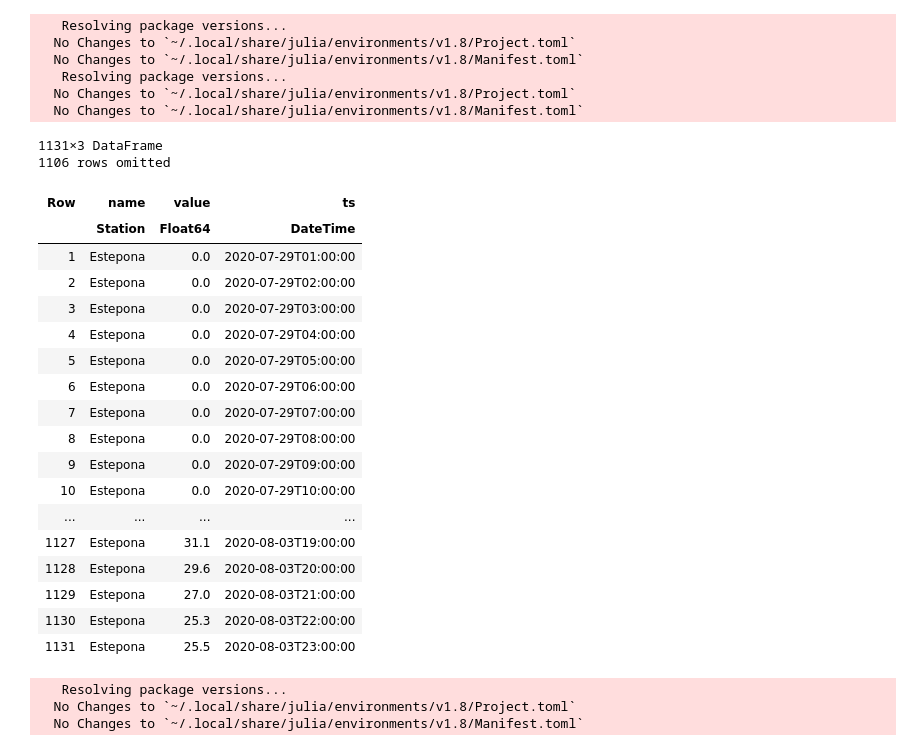
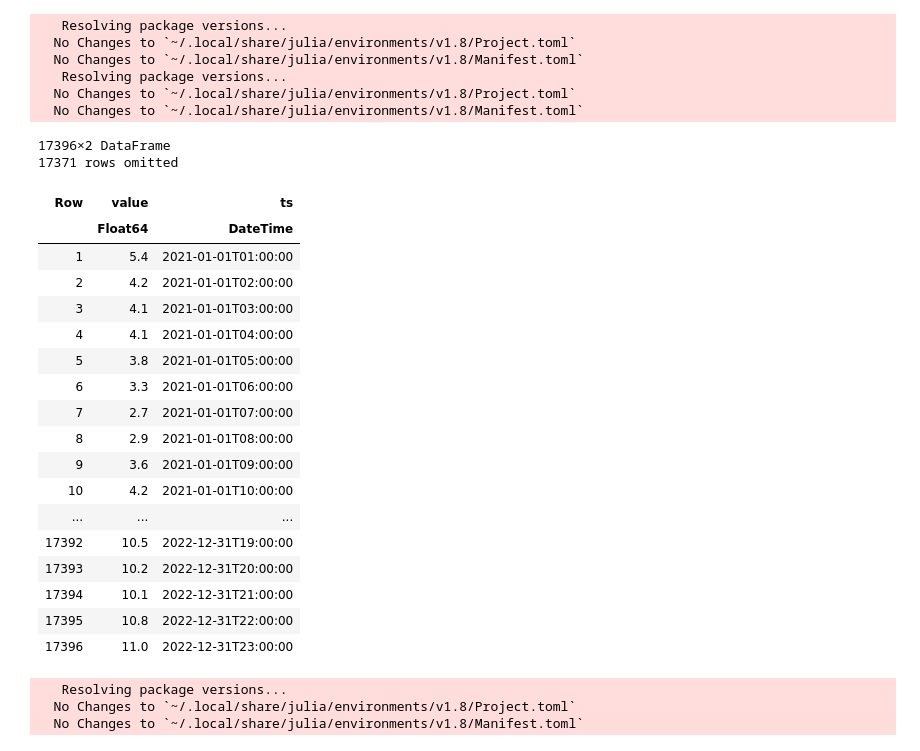
Before and after one commit to viperML/ici-parsing, a Jupyter notebook: main.ipynb, the cells around one changed output. Drawn from its saved outputs; the diff is of its cells as text; code cells hidden in the pictures.

Commit message:
grazalema

```diff
--- a/main.ipynb
+++ b/main.ipynb
@@ -21,52 +21,51 @@ import Dates: DateTime
 # %%
 @enum Station begin
     RíoSanPedro
     Montecoche
     Grazalema
     Estepona
 end
 
 
 function tryparse(::Type{Station}, s::String)
     if s == "ESTEPONA"
         Estepona::Station
     elseif s == "ES2 - La Teja - Montecoche"
         Montecoche::Station
     else
         nothing
     end
 end
 
 
-
 data = CSV.File(
-    open("data/Estepona_2907_a_0308__2020.csv");
+    open("data/Grazalema_AEMET_2021-2022.csv");
     normalizenames=true,
-    select=[:name, :value, :ts],
-    types=Dict(:name => Station, :ts => DateTime),
+    select=[:value, :ts],
+    types=Dict(:ts => DateTime),
     dateformat="yyyy-mm-dd HH:MM:SS.s"
 ) |> DataFrame
 # %% [output]
-1131×3 DataFrame
-1106 rows omitted
+17396×2 DataFrame
+17371 rows omitted
-| Row | name | value | ts |
-|  | Station | Float64 | DateTime |
-| 1 | Estepona | 0.0 | 2020-07-29T01:00:00 |
-| 2 | Estepona | 0.0 | 2020-07-29T02:00:00 |
-| 3 | Estepona | 0.0 | 2020-07-29T03:00:00 |
-| 4 | Estepona | 0.0 | 2020-07-29T04:00:00 |
-| 5 | Estepona | 0.0 | 2020-07-29T05:00:00 |
-| 6 | Estepona | 0.0 | 2020-07-29T06:00:00 |
-| 7 | Estepona | 0.0 | 2020-07-29T07:00:00 |
-| 8 | Estepona | 0.0 | 2020-07-29T08:00:00 |
-| 9 | Estepona | 0.0 | 2020-07-29T09:00:00 |
-| 10 | Estepona | 0.0 | 2020-07-29T10:00:00 |
-| ... | ... | ... | ... |
-| 1127 | Estepona | 31.1 | 2020-08-03T19:00:00 |
-| 1128 | Estepona | 29.6 | 2020-08-03T20:00:00 |
-| 1129 | Estepona | 27.0 | 2020-08-03T21:00:00 |
-| 1130 | Estepona | 25.3 | 2020-08-03T22:00:00 |
-| 1131 | Estepona | 25.5 | 2020-08-03T23:00:00 |
+| Row | value | ts |
+|  | Float64 | DateTime |
+| 1 | 5.4 | 2021-01-01T01:00:00 |
+| 2 | 4.2 | 2021-01-01T02:00:00 |
+| 3 | 4.1 | 2021-01-01T03:00:00 |
+| 4 | 4.1 | 2021-01-01T04:00:00 |
+| 5 | 3.8 | 2021-01-01T05:00:00 |
+| 6 | 3.3 | 2021-01-01T06:00:00 |
+| 7 | 2.7 | 2021-01-01T07:00:00 |
+| 8 | 2.9 | 2021-01-01T08:00:00 |
+| 9 | 3.6 | 2021-01-01T09:00:00 |
+| 10 | 4.2 | 2021-01-01T10:00:00 |
+| ... | ... | ... |
+| 17392 | 10.5 | 2022-12-31T19:00:00 |
+| 17393 | 10.2 | 2022-12-31T20:00:00 |
+| 17394 | 10.1 | 2022-12-31T21:00:00 |
+| 17395 | 10.8 | 2022-12-31T22:00:00 |
+| 17396 | 11.0 | 2022-12-31T23:00:00 |
 # %%
 Pkg.add("VegaLite")
 using VegaLite
```
Also changed, not shown: parts of 1 cell of this notebook.
